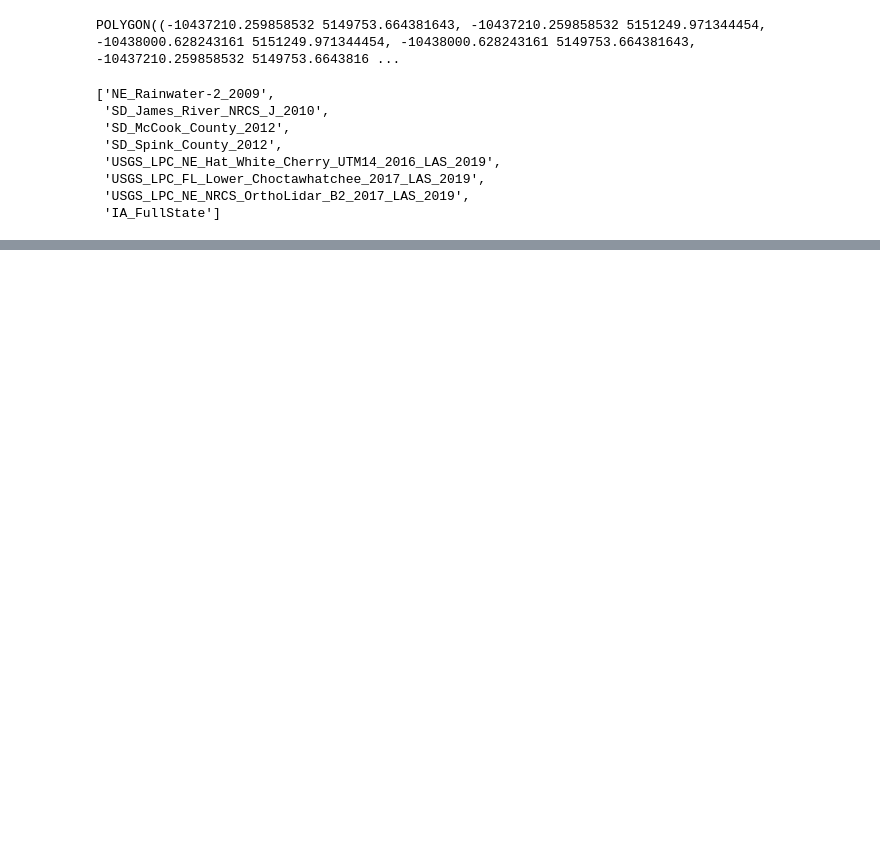
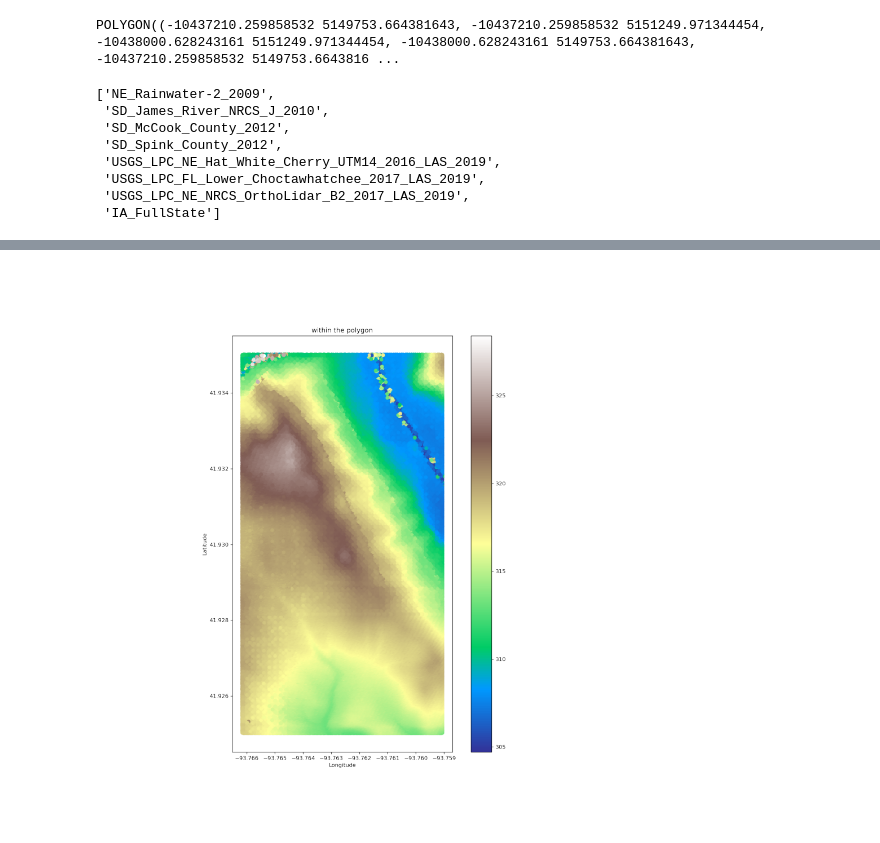
Before and after one commit to sel6/USGS-LIDAR, a Jupyter notebook: notebooks/draft.ipynb, the cells around one changed output, grey strips where cells are left out. Saved outputs shown, nothing was run; the diff lists cells and outputs as text; code cells hidden in the pictures; blank space fills up the shorter version.

```diff
--- a/notebooks/draft.ipynb
+++ b/notebooks/draft.ipynb
@@ -226,0 +224,11 @@ US.fetch_data(polygon)
+# %%
+def load_heatmap(png_path):
+    fig, ax = plt.subplots(1, 1, figsize=(71, 18))
+    img = mp.imread(png_path)
+    imgplot = plt.imshow(img)
+    plt.axis('off')
+    plt.show()
+# %%
+load_heatmap("../data/heatmap2.png")
+# %% [output]
+[figure, added]
```
Also changed, not shown: parts of 3 cells of this notebook.
